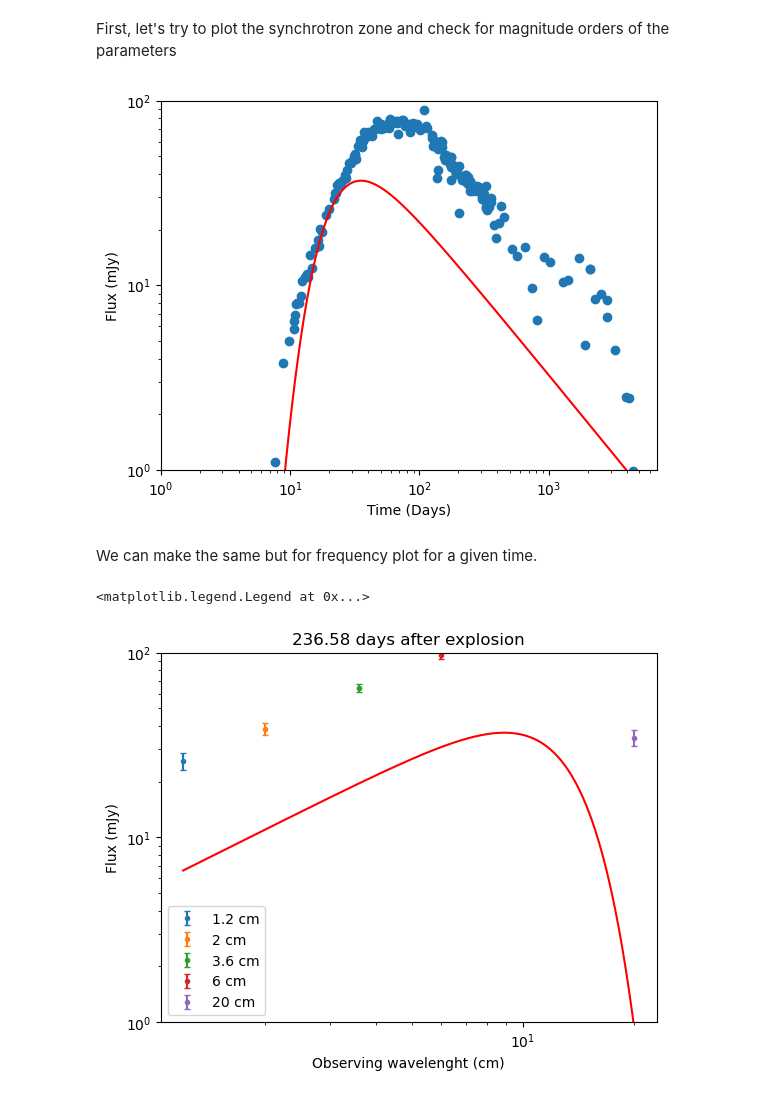
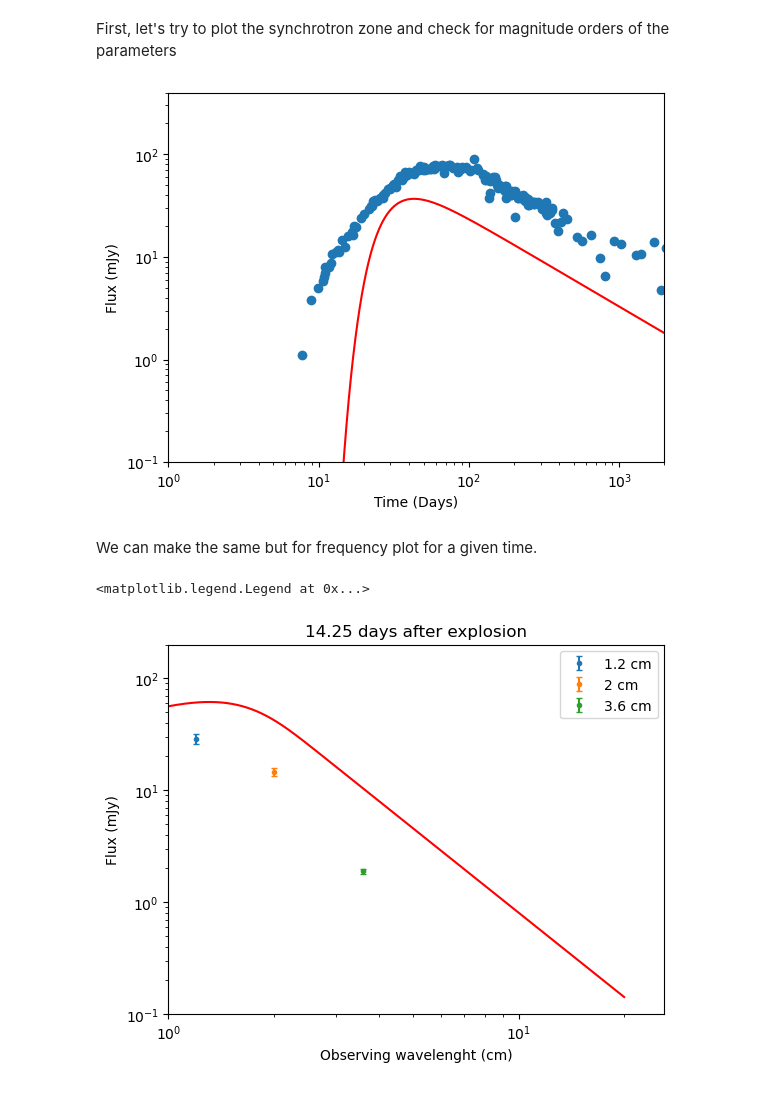
Before and after one commit to Camachoadri/JAEICU2024, a Jupyter notebook: Supernova SN1993J/SN1993J_Synchrotron.ipynb, the cells around one changed output. Cells and saved outputs as stored; diff of their text form; code cells hidden in the pictures.

```diff
--- a/Supernova SN1993J/SN1993J_Synchrotron.ipynb
+++ b/Supernova SN1993J/SN1993J_Synchrotron.ipynb
@@ -50,7 +50,7 @@ data= pd.read_csv("Data/Datos SuperNova - 6_cm.csv")
 data_6.extend(('6', data))
 
 data= pd.read_csv("Data/Datos SuperNova - 20_cm.csv")
-data_20.extend(('20', data))
+data_20.extend(('21', data))
 
 data= []
 data.extend((data_1, data_2, data_3, data_6, data_20))
@@ -563,43 +555,42 @@ def wavelenghttofreq(wavelenght):
 # %% [markdown]
 First, let's try to plot the synchrotron zone and check for magnitude orders of the parameters
 # %%
-t=np.linspace(1, 4000, 1000000)
-
 #Checking with the values given by Miguel et al
 p=3.
 d=(3.6*1e6*u.pc).to(u.cm).value  #Known distance to the binary
 B0=( 27*u.G).value
 r0= (6.35e14*u.cm).value
-time0=(2.34*u.day).value #Time can be un days with no problem since only appears in power laws
+time0=(2.34*u.day).value #This changes the resut
 N0= (6.7e-7*u.erg**(p-1)/u.cm**3).value
 
 x= data_2[1].Days
 y=data_2[1].Flux
 
-dayoffset=min(x)
-F1= FluxatT(t, time0, wavelenghttofreq(2*u.cm).cgs.value, p, B0, N0, d, r0,offset=dayoffset)
+t=np.linspace(1, 4000, 1000000)
+
+F1= FluxatT(t, time0, wavelenghttofreq(2*u.cm).cgs.value, p, B0, N0, d, r0)
 
 plt.plot(t,F1*1000,'r') #The data is in mJy
 plt.scatter(x,y)
 
 
 plt.xscale("log")
 plt.yscale("log")
-plt.ylim(1,100)
-plt.xlim(1)
+plt.ylim(0.1,400)
+plt.xlim(1,2000)
 plt.ylabel("Flux (mJy)")
 plt.xlabel("Time (Days)")
 plt.show()
 # %% [output]
-[figure, old version]
+[figure, new version]
 # %% [markdown]
 We can make the same but for frequency plot for a given time.
 # %%
-day= DayArray[50]
+day= DayArray[1]
 WavelenghtArray= [1.2*u.cm, 2*u.cm, 3.6*u.cm, 6*u.cm, 20*u.cm]
-WavelenghtContinum= np.linspace(min(WavelenghtArray), max(WavelenghtArray), 10000)
+WavelenghtContinum= np.linspace(0.1*u.cm, max(WavelenghtArray), 10000)
 
-F1= FluxatT(day, time0, wavelenghttofreq(WavelenghtContinum).value, p, B0, N0, d, r0,offset=dayoffset)
+F1= FluxatT(day, time0, wavelenghttofreq(WavelenghtContinum).value, p, B0, N0, d, r0)
 
 plt.plot(WavelenghtContinum,F1*1000,'r') #The data is in mJy
 for wavelenght in data:
@@ -611,11 +602,12 @@ for wavelenght in data:
 
 plt.xscale("log")
 plt.yscale("log")
-plt.ylim(1,100)
+plt.ylim(0.1,200)
+plt.xlim(1)
 plt.ylabel("Flux (mJy)")
 plt.xlabel("Observing wavelenght (cm)")
 plt.title(f'{day} days after explosion')
 plt.legend()
 # %% [output]
 <matplotlib.legend.Legend at 0x...>
-[figure, old version]
+[figure, new version]
```
Also changed, not shown: parts of 7 cells of this notebook.
